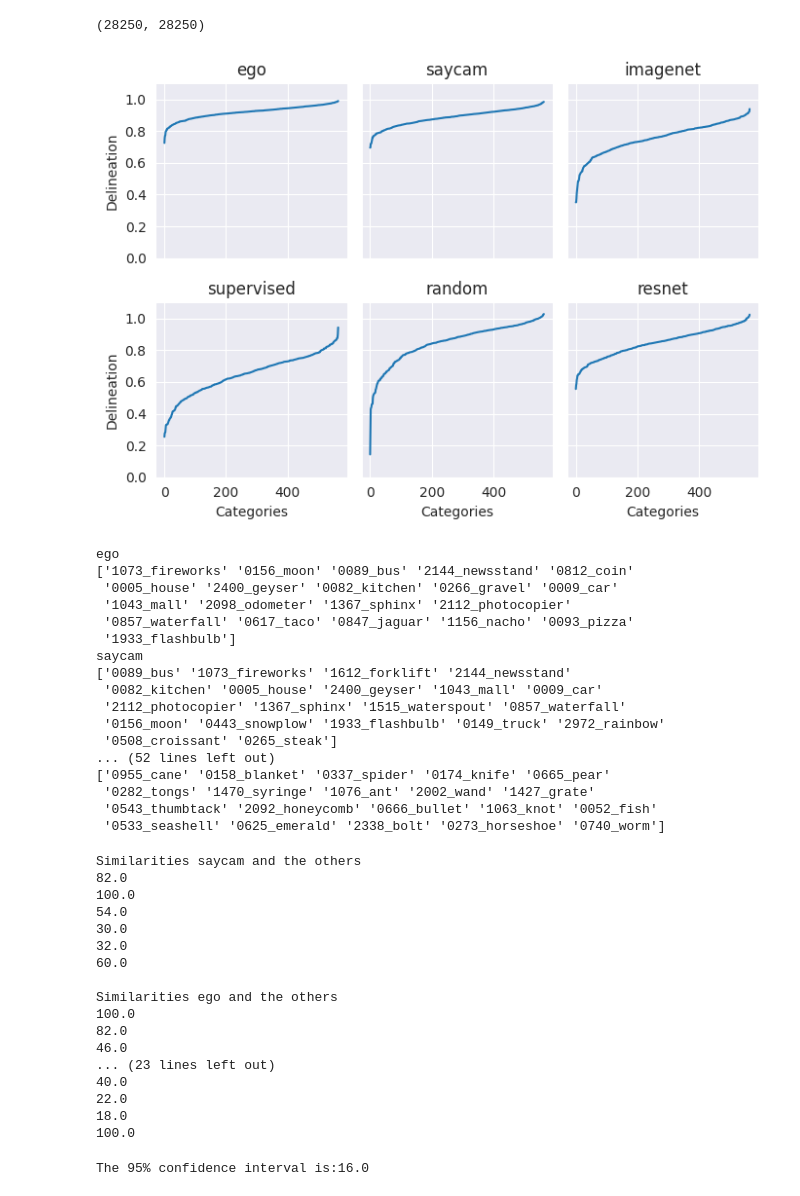
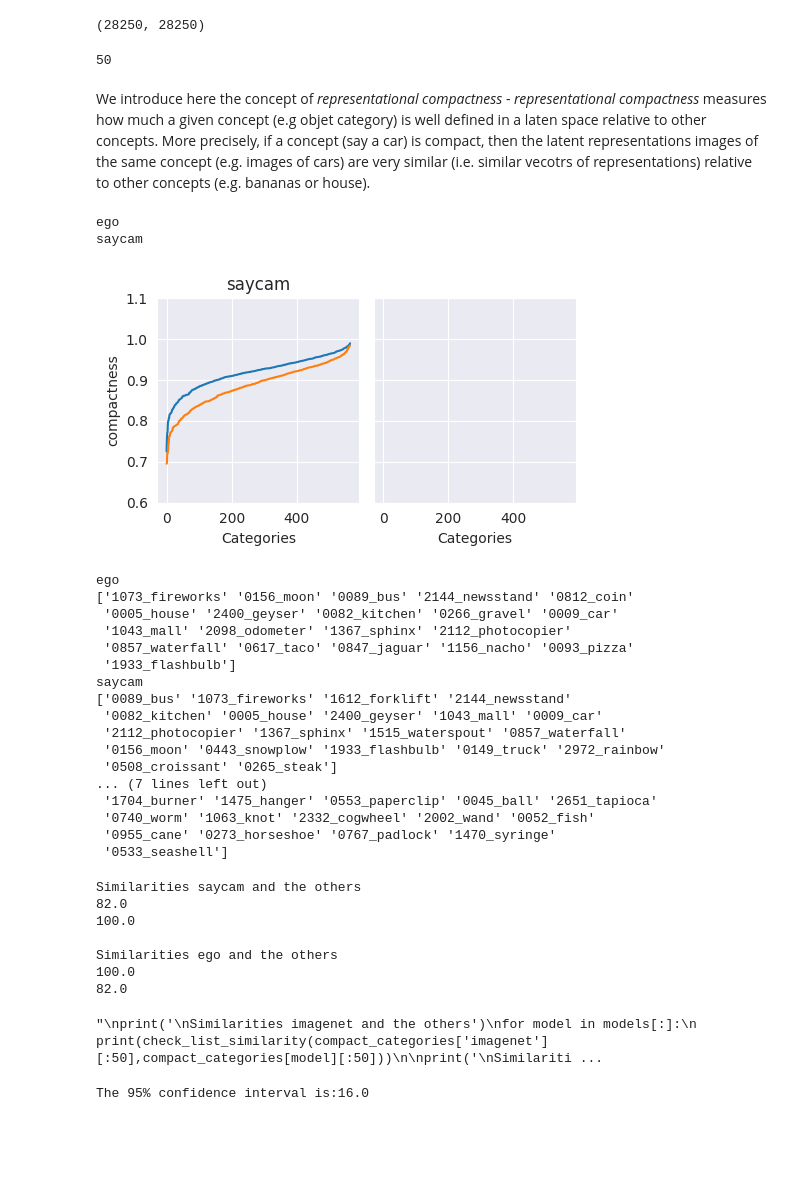
Before and after one commit to AlbanFlachot/SAYCam_Vs_EGO4D, a Jupyter notebook: xp_datadriven.ipynb, the cells around one changed output. Cells and saved outputs as stored; diff of their text form; code cells hidden in the pictures; blank space fills up the shorter version.

```diff
--- a/xp_datadriven.ipynb
+++ b/xp_datadriven.ipynb
@@ -26,7 +38,8 @@ importlib.reload(rsa)
 # %%
 dataset = 'ecoVal'
-models  = ['ego', 'saycam', 'imagenet', 'supervised', 'random', 'resnet']
-path2activations = f'/data/alban/activations_datadriven/%s_{dataset}/'
+#models  = ['ego', 'saycam', 'imagenet', 'supervised', 'random', 'resnet']
+models  = ['ego', 'saycam']
+path2activations = f'/home/alban/Documents/activations_datadriven/%s_{dataset}/'
 
 imagelists = {}
 activations = {}
@@ -67,6 +82,6 @@ RDMs[model].shape
 # %%
 ### check if images were shown in the same order
-imagelists['ego'] == imagelists['saycam']
+assert imagelists['ego'] == imagelists['saycam']
 imagelist = imagelists['ego'] # since they are the same, only consider one list
 
 #### check if each category has the same number of images and list all categories in listcats
@@ -74,7 +89,7 @@ count = 0
 cat = ''
 listcat = list()
 for i, imgp in enumerate(imagelist):
-    current_cat = imgp.split('/')[7]
+    current_cat = imgp.split('/')[-2]
     if i == 0:
         cat = current_cat
         listcat.append(current_cat)
@@ -89,19 +104,29 @@ nb_per_cat = count # in val, 50 images per cate
 
 
 #np.array(imagelist).reshape(-1, nb_per_cat)[0]
+# %%
+nb_per_cat
+# %% [output]
+50
+# %% [markdown]
+We introduce here the concept of *representational compactness* - *representational compactness* measures how much a given concept (e.g objet category) is well defined in a laten space relative to other concepts. More precisely, if a concept (say a car) is compact, then the latent representations images of the same concept (e.g. images of cars) are very similar (i.e. similar vecotrs of representations) relative to other concepts (e.g. bananas or house).
 # %%
-### Compute representational delineation for each category and model
-delineation = {}
-delineated_categories = {}
+### Compute representational compactness for each category and model
+compactness = {}
+compact_categories = {}
 for model in models:
-    delineation_tmp = np.zeros(len(listcat))
+    print(model)
+    compactness_tmp = np.zeros(len(listcat))
     RDM = RDMs[model]
     for c, cat in enumerate(listcat):
         cat_RDM = RDM[c*nb_per_cat:(c+1)*nb_per_cat, c*nb_per_cat:(c+1)*nb_per_cat] # square matrix of nb_cat x nb_cat
         noncat_RDM = np.concatenate([RDM[c*nb_per_cat:(c+1)*nb_per_cat, :c*nb_per_cat], RDM[c*nb_per_cat:(c+1)*nb_per_cat, (c+1)*nb_per_cat:]], axis =1) # Rectangular matrix of nb_cat x (n-nb_cat)
         upper_indices = np.triu_indices(nb_per_cat, k=1)  # k=1 excludes diagonal
-        sim_withincat = cat_RDM[upper_indices].mean() # Compute similarity within the category
-        sim_withoutcat = noncat_RDM.mean() # Compute similarity without the category
-        delineation_tmp[c] = sim_withincat/sim_withoutcat
-    delineation[model] = np.sort(delineation_tmp)
-    delineated_categories[model] = np.array(listcat)[np.argsort(delineation_tmp)]
+        sim_withincat = np.mean(cat_RDM[upper_indices]) # Compute similarity within the category
+        sim_withoutcat = np.mean(noncat_RDM) # Compute similarity with other categories
+        compactness_tmp[c] = sim_withincat/sim_withoutcat # compactness is the ratio between within similarity and without similarity
+    compactness[model] = np.sort(compactness_tmp)
+    compact_categories[model] = np.array(listcat)[np.argsort(compactness_tmp)]
+# %% [output]
+ego
+saycam
@@ -149,13 +133,13 @@ def plot_stats(SIMs, submodels, labels = ['label1', 'label2']):
 # %%
-plot_stats(delineation, models,  ['Categories', 'Delineation'])
+max_rsa.plot_stats(compactness, models,  ['Categories', 'compactness'])
 for model in models:
     print(f'{model}')
-    print(delineated_categories[model][:20])
+    print(compact_categories[model][:20])
 for model in models:
     print(f'{model}')
-    print(delineated_categories[model][-20:])
+    print(compact_categories[model][-20:])
 # %% [output]
-[figure, old version]
+[figure, new version]
 ego
 ['1073_fireworks' '0156_moon' '0089_bus' '2144_newsstand' '0812_coin'
  '0005_house' '2400_geyser' '0082_kitchen' '0266_gravel' '0009_car'
@@ -168,11 +152,11 @@ saycam
  '2112_photocopier' '1367_sphinx' '1515_waterspout' '0857_waterfall'
  '0156_moon' '0443_snowplow' '1933_flashbulb' '0149_truck' '2972_rainbow'
  '0508_croissant' '0265_steak']
-... (52 lines left out)
-['0955_cane' '0158_blanket' '0337_spider' '0174_knife' '0665_pear'
- '0282_tongs' '1470_syringe' '1076_ant' '2002_wand' '1427_grate'
- '0543_thumbtack' '2092_honeycomb' '0666_bullet' '1063_knot' '0052_fish'
- '0533_seashell' '0625_emerald' '2338_bolt' '0273_horseshoe' '0740_worm']
+... (7 lines left out)
+ '1704_burner' '1475_hanger' '0553_paperclip' '0045_ball' '2651_tapioca'
+ '0740_worm' '1063_knot' '2332_cogwheel' '2002_wand' '0052_fish'
+ '0955_cane' '0273_horseshoe' '0767_padlock' '1470_syringe'
+ '0533_seashell']
 # %%
 def check_list_similarity(list1, list2):
     '''Checks if two lists contain the same elements, regardless of order,
@@ -185,41 +169,32 @@ def check_list_similarity(list1, list2):
 
 print('\nSimilarities saycam and the others')
 for model in models[:]:
-    print(check_list_similarity(delineated_categories['saycam'][:50],delineated_categories[model][:50]))
+    print(check_list_similarity(compact_categories['saycam'][:50],compact_categories[model][:50]))
 
 print('\nSimilarities ego and the others')
 for model in models[:]:
-    print(check_list_similarity(delineated_categories['ego'][:50],delineated_categories[model][:50]))
-
+    print(check_list_similarity(compact_categories['ego'][:50],compact_categories[model][:50]))
+'''
 print('\nSimilarities imagenet and the others')
 for model in models[:]:
-    print(check_list_similarity(delineated_categories['imagenet'][:50],delineated_categories[model][:50]))
+    print(check_list_similarity(compact_categories['imagenet'][:50],compact_categories[model][:50]))
 
 print('\nSimilarities supervised and the others')
 for model in models[:]:
-    print(check_list_similarity(delineated_categories['supervised'][:50],delineated_categories[model][:50]))
+    print(check_list_similarity(compact_categories['supervised'][:50],compact_categories[model][:50]))
 
 print('\nSimilarities resnet and the others')
 for model in models[:]:
-    print(check_list_similarity(delineated_categories['resnet'][:50],delineated_categories[model][:50]))
+    print(check_list_similarity(compact_categories['resnet'][:50],compact_categories[model][:50]))'''
 # %% [output]
 Similarities saycam and the others
 82.0
 100.0
-54.0
-30.0
-32.0
-60.0
 
 Similarities ego and the others
 100.0
 82.0
-46.0
-... (23 lines left out)
-40.0
-22.0
-18.0
-100.0
+"\nprint('\nSimilarities imagenet and the others')\nfor model in models[:]:\n    print(check_list_similarity(compact_categories['imagenet'][:50],compact_categories[model][:50]))\n\nprint('\nSimilariti ...
 # %%
 ### Compute 500 random sequence for significance
 # initialize sequences
```
Also changed, not shown: parts of 26 cells of this notebook, 7 other files.
